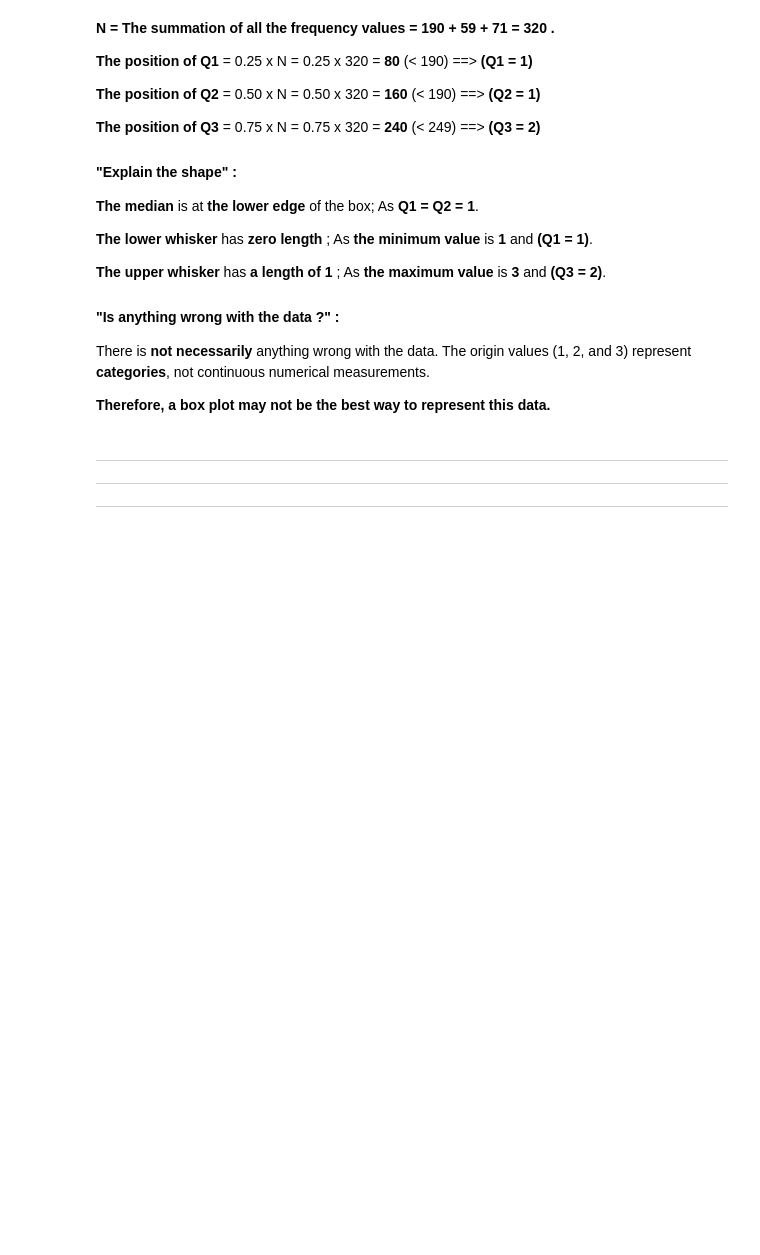
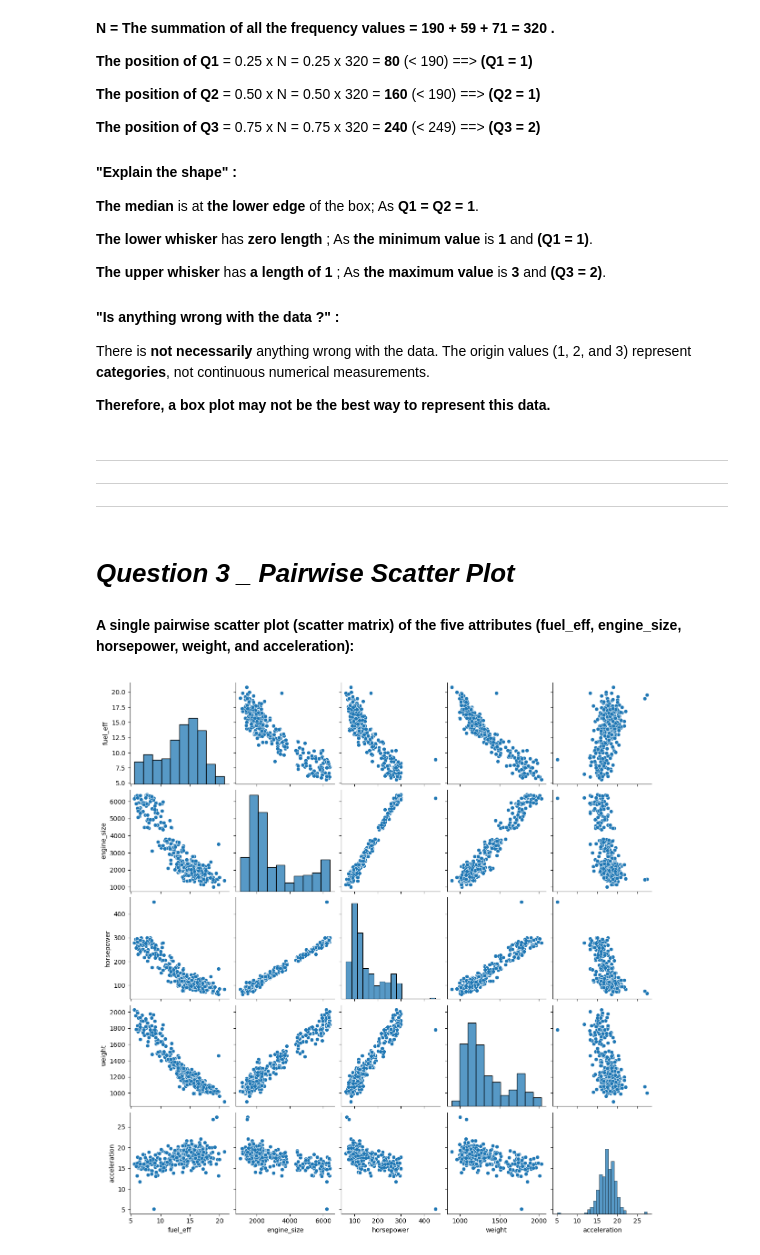
Before and after one commit to haneenaymanmo/Learning-from-data, a Jupyter notebook: Assignment_1_(LFD).ipynb, the cells around one changed output. Saved outputs shown, nothing was run; the diff lists cells and outputs as text; code cells hidden in the pictures; blank space fills up the shorter version.

```diff
--- a/Assignment_1_(LFD).ipynb
+++ b/Assignment_1_(LFD).ipynb
@@ -508,3 +509,14 @@ There is **not necessarily** anything wrong with the data. The origin values (1,
 ---
 
 ---
+# %% [markdown]
+# ***Question 3 _ Pairwise Scatter Plot***
+# %% [markdown]
+**A single pairwise scatter plot (scatter matrix) of the five attributes (fuel_eff, engine_size, horsepower, weight, and acceleration):**
+# %%
+sns.pairplot(df[["fuel_eff", "engine_size", "horsepower",
+                 "weight", "acceleration"]])
+
+plt.show()
+# %% [output]
+[figure, added]
```
Also changed, not shown: parts of 32 cells of this notebook.
